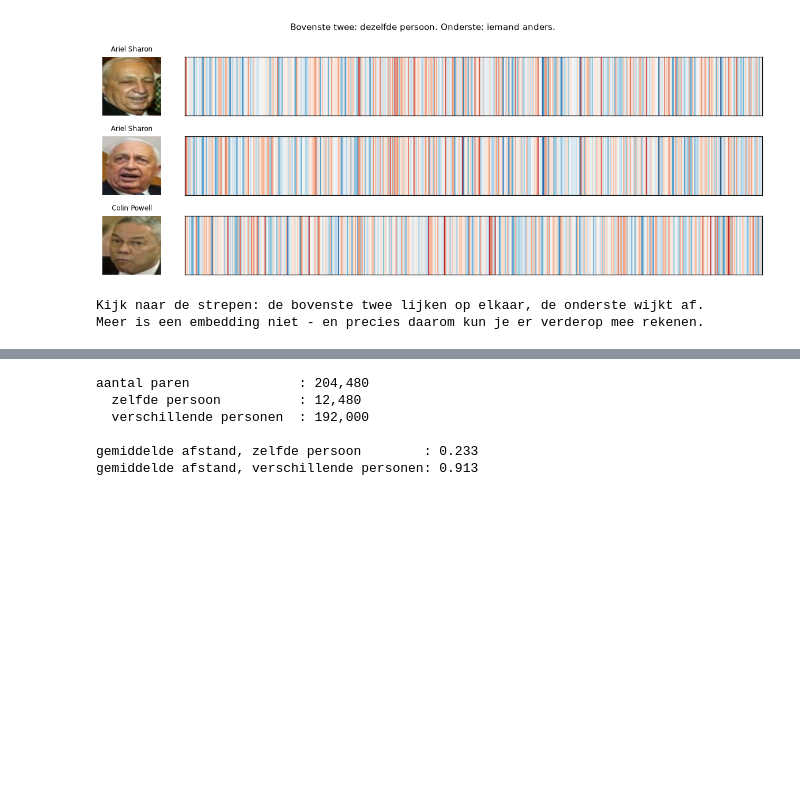
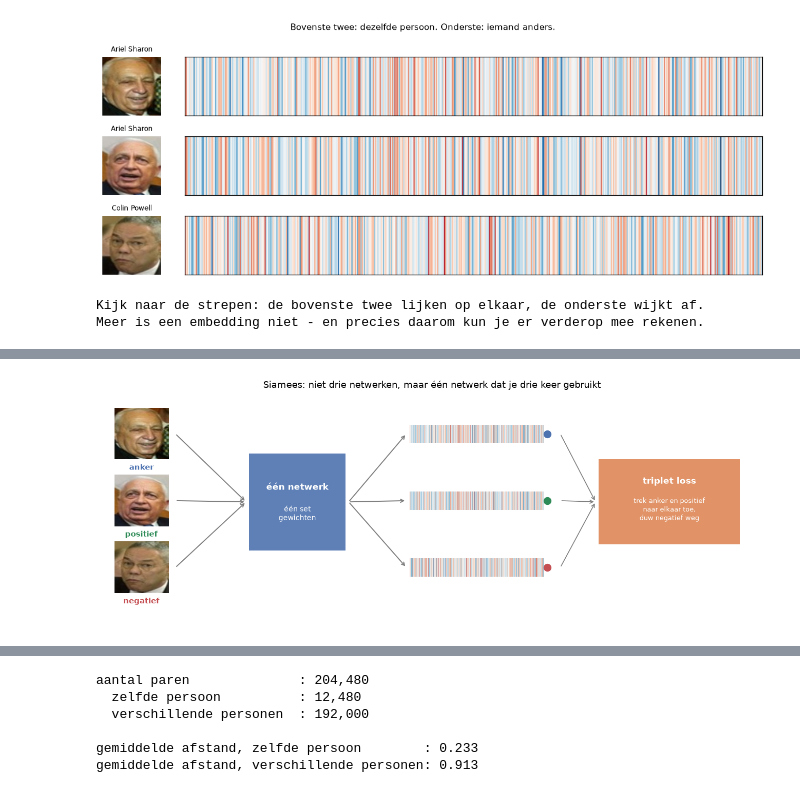
Before and after one commit to kristofsl/pxl-demo, a Jupyter notebook: 04-gezichtsherkenning/gezichtsherkenning.ipynb, the cells around one changed output, grey strips where cells are left out. Cells and saved outputs as stored; diff of their text form; code cells hidden in the pictures; blank space fills up the shorter version.

```diff
--- a/04-gezichtsherkenning/gezichtsherkenning.ipynb
+++ b/04-gezichtsherkenning/gezichtsherkenning.ipynb
@@ -377,0 +468,47 @@ Meer is een embedding niet - en precies daarom kun je er verderop mee rekenen.
+# %%
+# Eén netwerk, drie keer gebruikt. Zo zag de training van FaceNet eruit.
+fig, ax = plt.subplots(figsize=(12, 4.6))
+
+rijen = [("anker",    zelfde[0], 2.35, "#4C72B0"),
+         ("positief", zelfde[1], 1.25, "#2E8B57"),
+         ("negatief", ander,     0.15, "#C44E52")]
+
+for naam, k, y, kleur in rijen:
+    ax.imshow(gezichten[k], extent=(0.0, 0.85, y, y + 0.85), aspect="auto", zorder=2)
+    ax.text(0.42, y - 0.17, naam, ha="center", fontsize=9.5, fontweight="bold", color=kleur)
+    # pijl naar de ENE doos in het midden
+    ax.annotate("", xy=(2.05, 1.65), xytext=(0.95, y + 0.42),
+                arrowprops=dict(arrowstyle="->", color="0.5", lw=1.3))
+
+# de ene doos
+ax.add_patch(plt.Rectangle((2.1, 0.85), 1.5, 1.6, facecolor="#4C72B0", alpha=0.9, zorder=3))
+ax.text(2.85, 1.85, "één netwerk", ha="center", color="white", fontsize=11,
+        fontweight="bold", zorder=4)
+ax.text(2.85, 1.35, "één set\ngewichten", ha="center", color="white", fontsize=9, zorder=4)
+
+# eruit: drie vectoren
+for naam, k, y, kleur in rijen:
+    ax.annotate("", xy=(4.55, y + 0.42), xytext=(3.65, 1.65),
+                arrowprops=dict(arrowstyle="->", color="0.5", lw=1.3))
+    ax.imshow(embeddings[k].reshape(1, -1), extent=(4.6, 6.7, y + 0.27, y + 0.57),
+              aspect="auto", cmap="RdBu_r", vmin=-0.15, vmax=0.15, zorder=2)
+    ax.plot([6.75], [y + 0.42], "o", ms=9, color=kleur, zorder=3)
+
+# en dan het verlies
+for naam, k, y, kleur in rijen:
+    ax.annotate("", xy=(7.5, 1.65), xytext=(6.95, y + 0.42),
+                arrowprops=dict(arrowstyle="->", color="0.5", lw=1.1))
+
+ax.add_patch(plt.Rectangle((7.55, 0.95), 2.2, 1.4, facecolor="#DD8452", alpha=0.88))
+ax.text(8.65, 1.95, "triplet loss", ha="center", color="white", fontsize=11, fontweight="bold")
+ax.text(8.65, 1.35, "trek anker en positief\nnaar elkaar toe,\nduw negatief weg",
+        ha="center", color="white", fontsize=8.5)
+
+ax.set_xlim(-0.2, 10.1); ax.set_ylim(-0.35, 3.45); ax.axis("off")
+ax.set_aspect("auto")
+ax.set_title("Siamees: niet drie netwerken, maar één netwerk dat je drie keer gebruikt",
+             fontsize=12)
+plt.tight_layout()
+plt.show()
+# %% [output]
+[figure, added]
```
Also changed, not shown: parts of 53 cells of this notebook, 3 other files.
